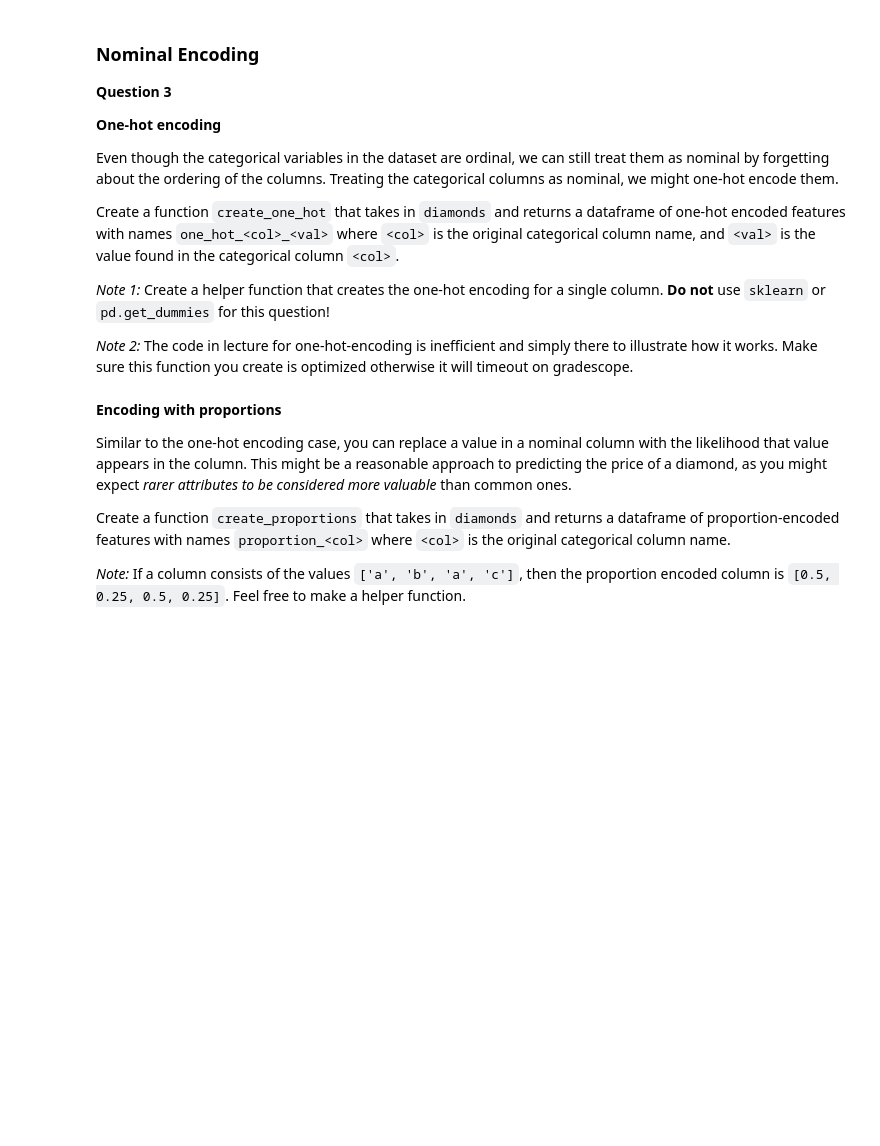
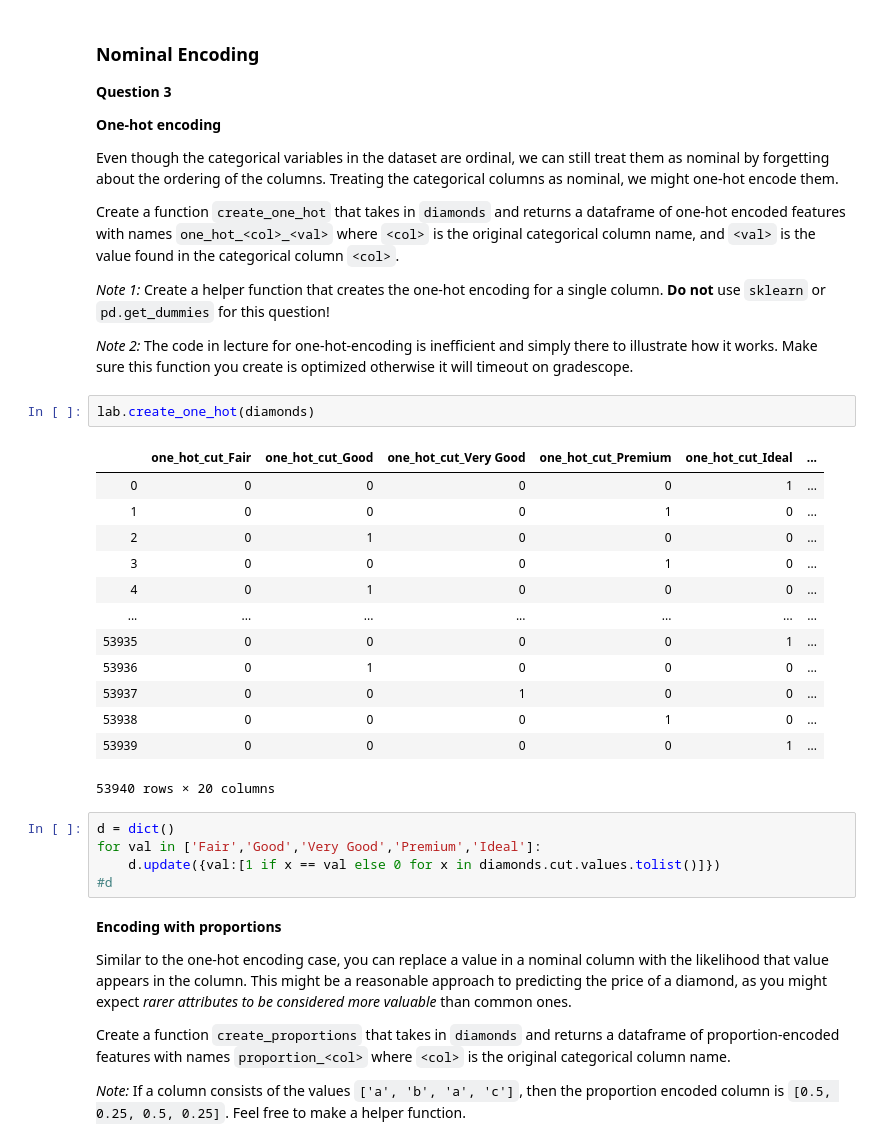
Before and after one commit to harbor-s/dsc80-sp20, a Jupyter notebook: labs/lab08/lab08.ipynb, the cells around one changed output. Saved outputs shown, nothing was run; the diff lists cells and outputs as text; blank space fills up the shorter version.

```diff
--- a/labs/lab08/lab08.ipynb
+++ b/labs/lab08/lab08.ipynb
@@ -158,6 +192,27 @@ Create a function `create_one_hot` that takes in `diamonds` and returns a datafr
 *Note 1:* Create a helper function that creates the one-hot encoding for a single column. **Do not** use `sklearn` or `pd.get_dummies` for this question!
 
 *Note 2:* The code in lecture for one-hot-encoding is inefficient and simply there to illustrate how it works. Make sure this function you create is optimized otherwise it will timeout on gradescope.
+# %%
+lab.create_one_hot(diamonds)
+# %% [output]
+|  | one_hot_cut_Fair | one_hot_cut_Good | one_hot_cut_Very Good | one_hot_cut_Premium | one_hot_cut_Ideal | ... |
+| 0 | 0 | 0 | 0 | 0 | 1 | ... |
+| 1 | 0 | 0 | 0 | 1 | 0 | ... |
+| 2 | 0 | 1 | 0 | 0 | 0 | ... |
+| 3 | 0 | 0 | 0 | 1 | 0 | ... |
+| 4 | 0 | 1 | 0 | 0 | 0 | ... |
+| ... | ... | ... | ... | ... | ... | ... |
+| 53935 | 0 | 0 | 0 | 0 | 1 | ... |
+| 53936 | 0 | 1 | 0 | 0 | 0 | ... |
+| 53937 | 0 | 0 | 1 | 0 | 0 | ... |
+| 53938 | 0 | 0 | 0 | 1 | 0 | ... |
+| 53939 | 0 | 0 | 0 | 0 | 1 | ... |
+53940 rows × 20 columns
+# %%
+d = dict()
+for val in ['Fair','Good','Very Good','Premium','Ideal']:
+    d.update({val:[1 if x == val else 0 for x in diamonds.cut.values.tolist()]})
+#d
 # %% [markdown]
 **Encoding with proportions**
 
```
Also changed, not shown: parts of 17 cells of this notebook, 3 other files.
